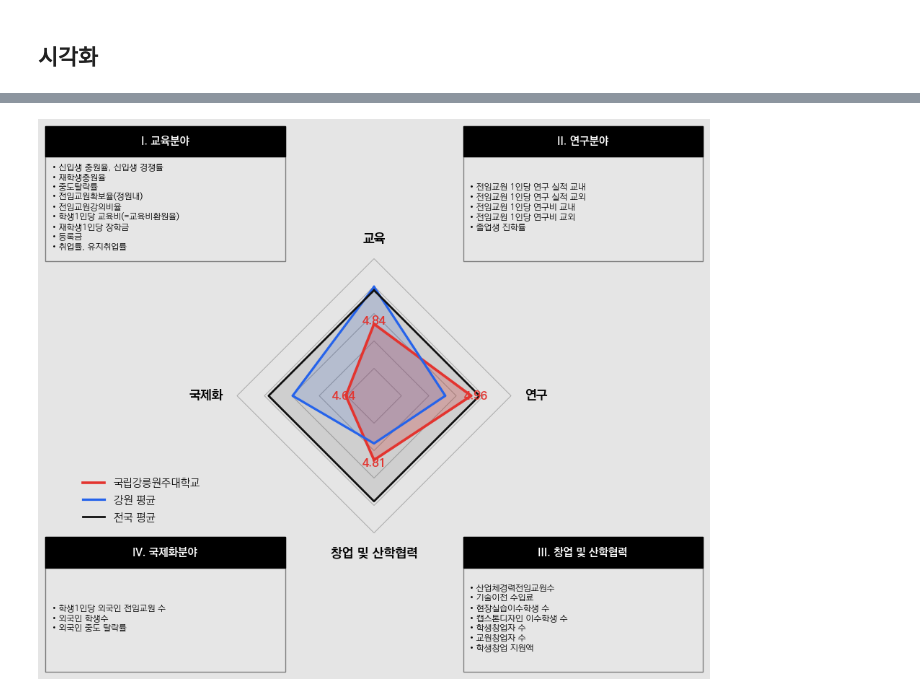
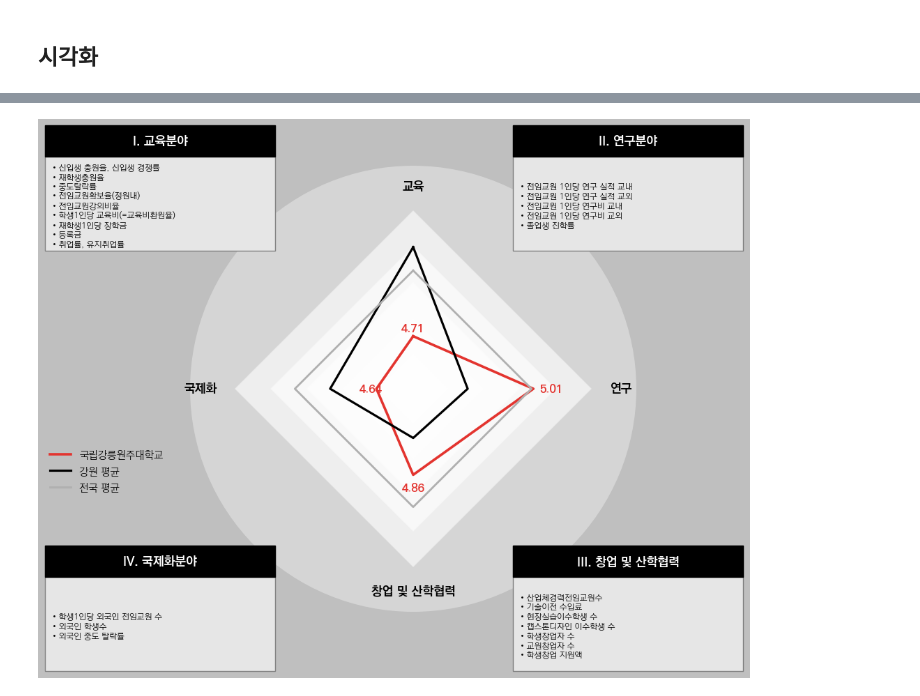
Before and after one commit to YOON00207/Spider_Chart_for_Univ, a Jupyter notebook: 8페이지대학역량측면.ipynb, the cells around one changed output, grey strips where cells are left out. Drawn from its saved outputs; the diff is of its cells as text; code cells hidden in the pictures.

```diff
--- a/8페이지대학역량측면.ipynb
+++ b/8페이지대학역량측면.ipynb
@@ -33,7 +33,7 @@ def clean_col_name(df, cols):
 # %% [markdown]
 ## 교육
 # %%
-df_origin = pd.read_excel(r"C:\Users\윤서현\Desktop\8페이지\09118페이지1번병합.xlsx")
+df_origin = pd.read_excel(r"C:\Users\윤서현\Desktop\8페이지\0917대학운영측면데이터_Z점수화전.xlsx")
 # %%
 df_origin
 # %% [output]
@@ -570,8 +578,7 @@ from scipy.stats import zscore
 # 0. Z점수화할 컬럼 리스트
 # -----------------------------
 target_cols = [
-  '취업률', '교원연구(국내)', '교원연구(SCI)',
-       '교원연구(저역서)', '신입생 충원율', '신입생 경쟁률', '외국인 학생수', '1인당 교육비', '장학금', '등록금',
+  '취업률', '교원연구(국내)', '교원연구(국제)', '신입생 충원율', '신입생 경쟁률', '외국인 학생수', '1인당 교육비', '장학금', '등록금',
        '재적학생', '중도탈락률', '재학생 충원율', '전임교원확보율', '전임교원강의비율', '유지취업률',
        '교내 1인당 연구비(천원)', '교외 1인당 연구비(천원)', '진학률', '산업체경력전임교원수', '수입료(원)',
        '현장실습 이수학생 수 곱셈', '캡스톤디자인이수학생수','학생창업현황 창업자 수',
@@ -597,7 +604,7 @@ area_dict = {
         "등록금_Z", "취업률_Z", "유지취업률_Z"
     ],
     "연구": [
-        "교원연구(국내)_Z", "교원연구(SCI)_Z", "교원연구(저역서)_Z",
+        "교원연구(국내)_Z", "교원연구(국제)_Z",
         "교내 1인당 연구비(천원)_Z", "교외 1인당 연구비(천원)_Z",
         "진학률_Z"
     ],
@@ -788,10 +676,12 @@ national_vals = merge_final[[a + "_평균" for a in areas]].mean().values.tolist
 # -----------------------------
 # 2) Figure 생성
 # -----------------------------
-fig = plt.figure(figsize=(9.5, 8.5))
-fig.patch.set_facecolor("#E5E5E5")
+fig = plt.figure(figsize=(11, 9))
+fig.patch.set_facecolor("#BFBFBF")
 
-ax = fig.add_axes([0.28, 0.22, 0.44, 0.56])  # 일반 좌표축 (사각형용)
+ax = fig.add_axes([0.18, 0.12, 0.64, 0.76])
+
+ # 일반 좌표축 (사각형용)
 ax.set_facecolor("#F2F2F2")
 ax.axis("equal")
 ax.axis("off")
@@ -828,7 +718,7 @@ national_xy = to_square_coords([5]*4, vmin, vmax)
 # -----------------------------
 for r in np.linspace(0.2, 1, 5):
     poly = Polygon([(0,r),(r,0),(0,-r),(-r,0)], closed=True,
-                   fill=False, edgecolor="gray", linewidth=0.7, alpha=0.6)
+                   facecolor="white", edgecolor="#DDDDDD", linewidth=0.7, alpha=0.6)
     ax.add_patch(poly)
 
 # 축 라벨
@@ -838,54 +728,61 @@ ax.text(0,-1.1,"창업 및 산학협력",ha="center",va="top",fontsize=13,fontwe
 ax.text(-1.1,0,"국제화",ha="right",va="center",fontsize=13,fontweight="bold")
 
 # -----------------------------
+# 4-1) 배경 원 추가
+# -----------------------------
+circle = plt.Circle((0,0), 1.25, transform=ax.transData,
+                    facecolor="#E5E5E5", edgecolor="none", alpha=0.6, zorder=0)
+ax.add_patch(circle)
+
+# -----------------------------
 # 5) 데이터 플로팅
 # -----------------------------
 ax.plot(school_xy[:,0], school_xy[:,1], linewidth=2.6, color="#E3342F", label=school_name)
-ax.fill(school_xy[:,0], school_xy[:,1], color="#E3342F", alpha=0.25)
+# ax.fill(school_xy[:,0], school_xy[:,1], color="#E3342F", alpha=0.25)
 
-ax.plot(region_xy[:,0], region_xy[:,1], linewidth=2.3, color="#2563EB", label=f"{region} 평균")
-ax.fill(region_xy[:,0], region_xy[:,1], color="#2563EB", alpha=0.15)
+ax.plot(region_xy[:,0], region_xy[:,1], linewidth=2.3, color="#000000", label=f"{region} 평균")
+# ax.fill(region_xy[:,0], region_xy[:,1], color="#2563EB", alpha=0.15)
 
-ax.plot(national_xy[:,0], national_xy[:,1], linewidth=2.0, color="#111111", label="전국 평균")
-ax.fill(national_xy[:,0], national_xy[:,1], color="#111111", alpha=0.10)
+ax.plot(national_xy[:,0], national_xy[:,1], linewidth=2.0, color="#B0B0B0", label="전국 평균")
+# ax.fill(national_xy[:,0], national_xy[:,1], color="#111111", alpha=0.10)
 
 # 꼭짓점 값 (학교)
 for (x,y), val in zip(school_xy[:-1], school_vals):
-    ax.text(x*1.05, y*1.05, f"{val:.2f}", ha="center", va="center",
+    ax.text(x*1.15, y*1.15, f"{val:.2f}", ha="center", va="center",
             fontsize=12, fontweight="bold", color="#E3342F")
 
 # 범례
-ax.legend(loc="lower left", bbox_to_anchor=(-0.5,0.1),
+ax.legend(loc="lower left", bbox_to_anchor=(-0.26,0.26),
           ncol=1, frameon=False, fontsize=11)
 
 # -----------------------------
 # 6) 네모 설명 박스
 # -----------------------------
 def draw_info_box(fig, x, y, w, h, title, content):
     body = patches.Rectangle((x,y), w, h, transform=fig.transFigure,
                              facecolor="#E6E6E6", edgecolor="gray", zorder=2)
     fig.patches.append(body)
 
     header_h = 0.05
     header = patches.Rectangle((x,y+h-header_h), w, header_h, transform=fig.transFigure,
                                facecolor="black", edgecolor="black", zorder=3)
     fig.patches.append(header)
 
     fig.text(x+w/2, y+h-header_h/2, title,
-             ha="center", va="center", color="white", fontsize=11, weight="bold", zorder=4)
+             ha="center", va="center", color="white", fontsize=13, weight="bold", zorder=4)
     fig.text(x+0.01, y+h-header_h-0.01, content,
              ha="left", va="top", color="black", fontsize=9, zorder=4)
 
 # 박스 4개
-draw_info_box(fig, 0.02, 0.72, 0.35, 0.22, "I. 교육분야",
+draw_info_box(fig, 0.02, 0.72, 0.3, 0.20, "I. 교육분야",
               "• 신입생 충원율, 신입생 경쟁률\n• 재학생충원율\n• 중도탈락률\n• 전임교원확보율(정원내)\n• 전임교원강의비율\n• 학생1인당 교육비(=교육비환원율)\n• 재학생1인당 장학금\n• 등록금\n• 취업률, 유지취업률")
-draw_info_box(fig, 0.63, 0.72, 0.35, 0.22, "II. 연구분야",
+draw_info_box(fig, 0.63, 0.72, 0.3, 0.2, "II. 연구분야",
               "\n\n• 전임교원 1인당 연구 실적 교내\n• 전임교원 1인당 연구 실적 교외\n• 전임교원 1인당 연구비 교내\n• 전임교원 1인당 연구비 교외\n• 졸업생 진학률")
-draw_info_box(fig, 0.02, 0.05, 0.35, 0.22, "IV. 국제화분야",
+draw_info_box(fig, 0.02, 0.05, 0.3, 0.2, "IV. 국제화분야",
               "\n\n\n• 학생1인당 외국인 전임교원 수\n• 외국인 학생수\n• 외국인 중도 탈락률")
-draw_info_box(fig, 0.63, 0.05, 0.35, 0.22, "III. 창업 및 산학협력",
+draw_info_box(fig, 0.63, 0.05, 0.3, 0.2, "III. 창업 및 산학협력",
               "\n• 산업체경력전임교원수\n• 기술이전 수입료\n• 현장실습이수학생 수\n• 캡스톤디자인 이수학생 수\n• 학생창업자 수\n• 교원창업자 수\n• 학생창업 지원액")
 
 plt.show()
 # %% [output]
-[figure, old version]
+[figure, new version]
```
Also changed, not shown: parts of 15 cells of this notebook, 9 other files.
